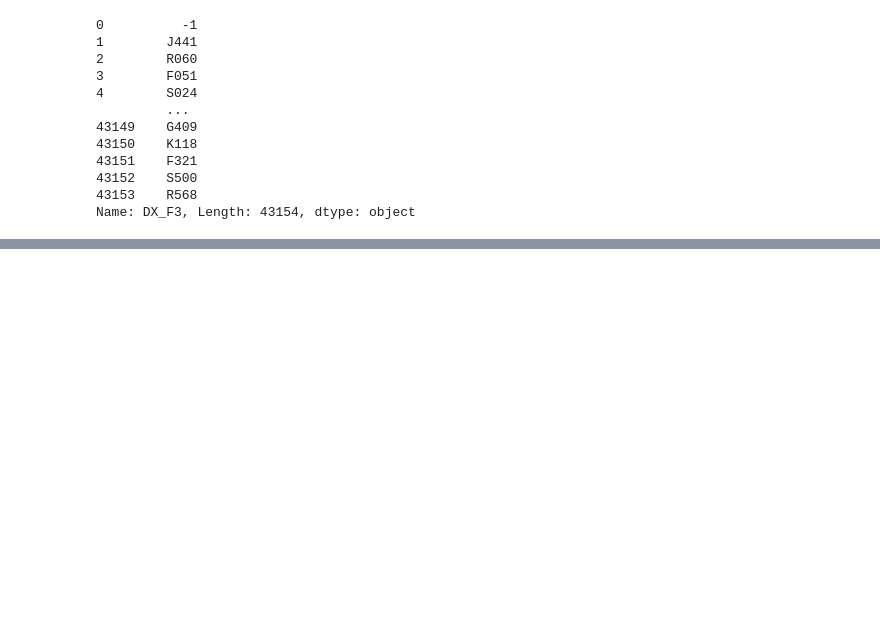
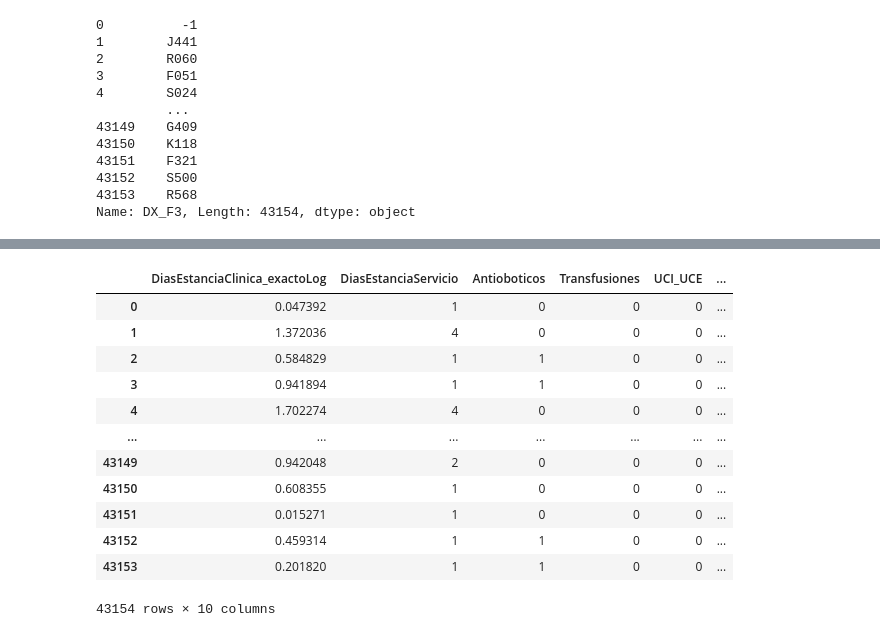
Before and after one commit to AndresBanquezBio/Hackathon, a Jupyter notebook: nosequehago.ipynb, the cells around one changed output, grey strips where cells are left out. Drawn from its saved outputs; the diff is of its cells as text; code cells hidden in the pictures; blank space fills up the shorter version.

```diff
--- a/nosequehago.ipynb
+++ b/nosequehago.ipynb
@@ -220,0 +239,4 @@ dataEncode.info()
+# %%
+corr_matrix = dataEncode.corr()
+target_corr_df = pd.DataFrame(corr_matrix["DiasEstanciaClinica_exactoLog"].sort_values(ascending=False))
+target_corr_df.head(15)
@@ -220,0 +260,17 @@ dataEncode.info()
+# %%
+dataEncode=dataEncode[target_corr_df.index[:10]]
+dataEncode
+# %% [output]
+|  | DiasEstanciaClinica_exactoLog | DiasEstanciaServicio | Antioboticos | Transfusiones | UCI_UCE | ... |
+| 0 | 0.047392 | 1 | 0 | 0 | 0 | ... |
+| 1 | 1.372036 | 4 | 0 | 0 | 0 | ... |
+| 2 | 0.584829 | 1 | 1 | 0 | 0 | ... |
+| 3 | 0.941894 | 1 | 1 | 0 | 0 | ... |
+| 4 | 1.702274 | 4 | 0 | 0 | 0 | ... |
+| ... | ... | ... | ... | ... | ... | ... |
+| 43149 | 0.942048 | 2 | 0 | 0 | 0 | ... |
+| 43150 | 0.608355 | 1 | 0 | 0 | 0 | ... |
+| 43151 | 0.015271 | 1 | 0 | 0 | 0 | ... |
+| 43152 | 0.459314 | 1 | 1 | 0 | 0 | ... |
+| 43153 | 0.201820 | 1 | 1 | 0 | 0 | ... |
+43154 rows × 10 columns
```
Also changed, not shown: parts of 5 cells of this notebook, 1 other file.
